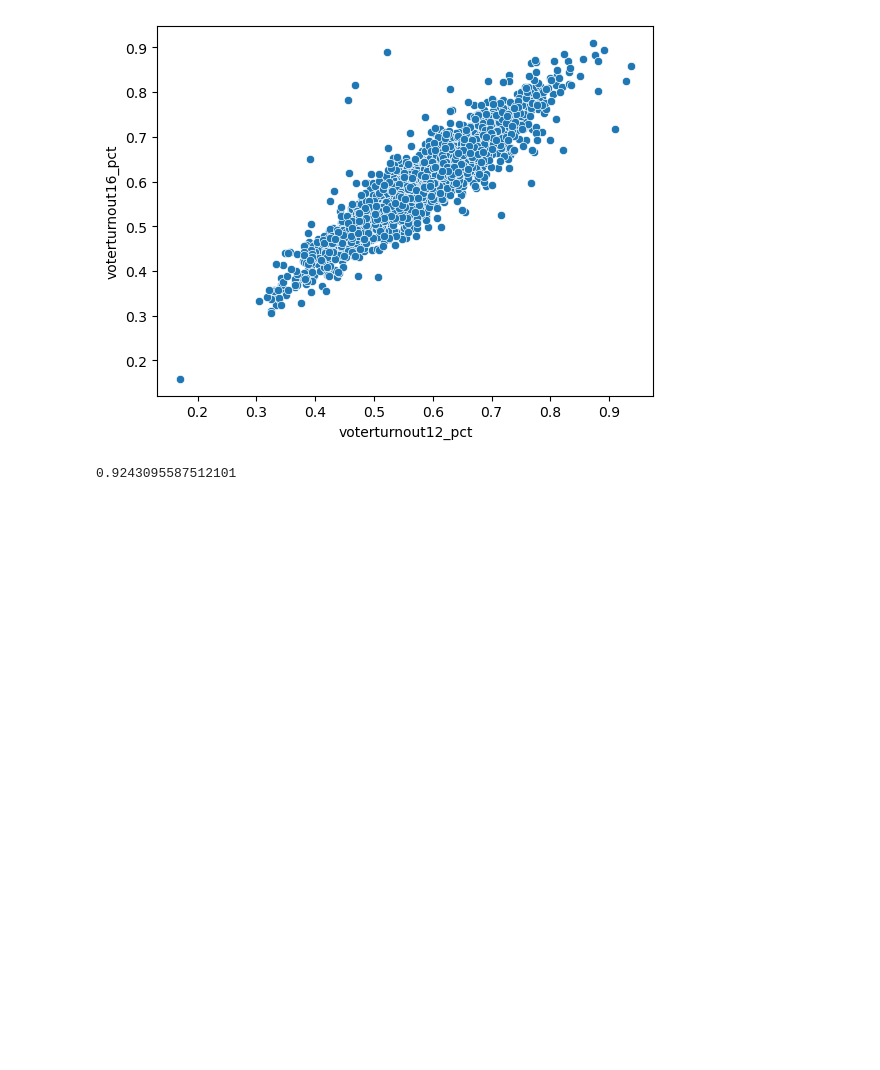
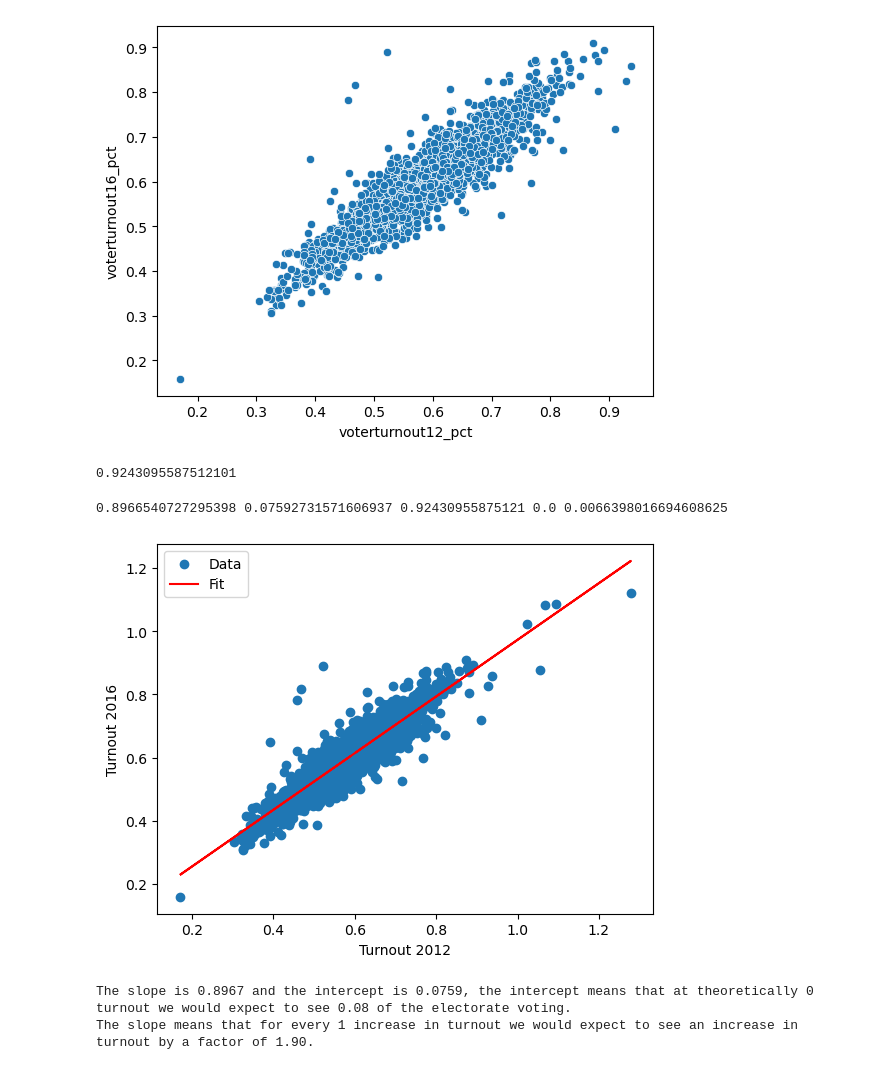
Before and after one commit to pkeen/intro-stats, a Jupyter notebook: 02-Relationships-Between-Variables/elections-exercise.ipynb, the cells around one changed output. Cells and saved outputs as stored; diff of their text form; code cells hidden in the pictures; blank space fills up the shorter version.

Commit message:
election exercise add

```diff
--- a/02-Relationships-Between-Variables/06-Correlation/elections-exercise.ipynb
+++ b/02-Relationships-Between-Variables/elections-exercise.ipynb
@@ -1,7 +1,7 @@
 # %%
 import pandas as pd
 
-df = pd.read_csv("../../data/election.txt", sep="\t")
+df = pd.read_csv("../data/election.txt", sep="\t")
 
 df.head()
 # %% [output]
@@ -52,2 +53,31 @@ print(df["voterturnout12_pct"].corr(df["voterturnout16_pct"]))
 # %% [output]
 0.9243095587512101
+# %%
+from scipy.stats import linregress
+import numpy as np
+
+turnout_12_pct = np.array(df["voterturnout12_pct"])
+turnout_16_pct = np.array(df["voterturnout16_pct"])
+
+slope, intercept, rvalue, pvalue, stderr = linregress(turnout_12_pct, turnout_16_pct)
+print(slope, intercept, rvalue, pvalue, stderr)
+# %% [output]
+0.8966540727295398 0.07592731571606937 0.92430955875121 0.0 0.0066398016694608625
+# %%
+# lets graph it and see the scatter and regression
+import matplotlib.pyplot as plt
+
+# Plot
+plt.scatter(turnout_12_pct, turnout_16_pct, label='Data')
+plt.plot(turnout_12_pct, slope * turnout_12_pct + intercept, color='red', label='Fit')
+plt.xlabel("Turnout 2012")
+plt.ylabel("Turnout 2016")
+plt.legend()
+plt.show()
+# %% [output]
+[figure, added]
+# %%
+print(f"The slope is {slope:.4f} and the intercept is {intercept:.4f}, the intercept means that at theoretically 0 turnout we would expect to see {intercept:.2f} of the electorate voting. \nThe slope means that for every 1 increase in turnout we would expect to see an increase in turnout by a factor of {1 + slope:.2f}.")
+# %% [output]
+The slope is 0.8967 and the intercept is 0.0759, the intercept means that at theoretically 0 turnout we would expect to see 0.08 of the electorate voting.
+The slope means that for every 1 increase in turnout we would expect to see an increase in turnout by a factor of 1.90.
```
Also changed, not shown: parts of 4 cells of this notebook, 1 other file.
